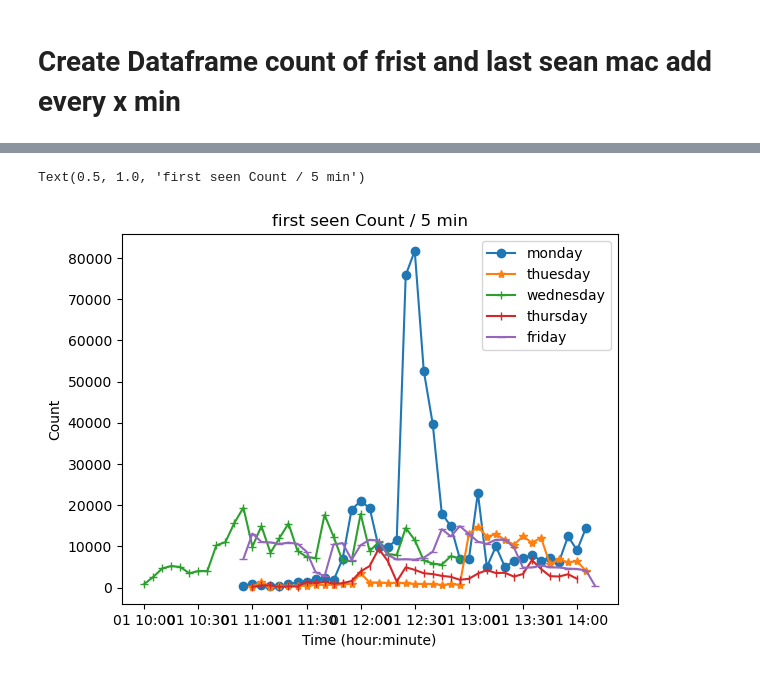
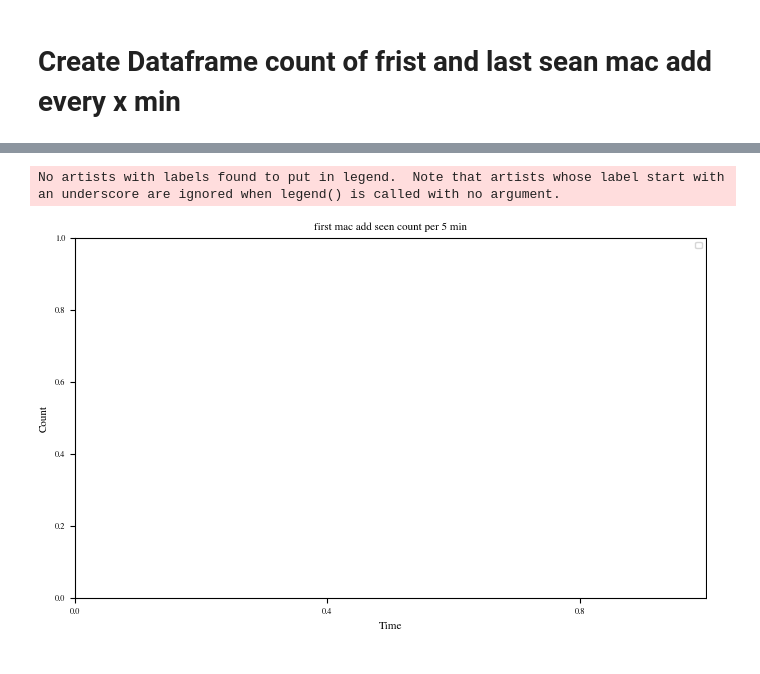
Before and after one commit to danielbischofff/dataLiteracyPeopleCounting, a Jupyter notebook: PeopleFlowMensa.ipynb, the cells around one changed output, grey strips where cells are left out. Cells and saved outputs as stored; diff of their text form; code cells hidden in the pictures.

```diff
--- a/PeopleFlowMensa.ipynb
+++ b/PeopleFlowMensa.ipynb
@@ -119,13 +239,24 @@ d5CountLastFriday = resampleToTime('5', dCountLastFriday)
 # %%
-plt.plot(d5CountFirstMonday['count'], marker='o', label='monday')
-plt.plot(d5CountFirstTuesday['count'], marker='*', label='thuesday')
-plt.plot(d5CountFirstWednesday['count'], marker='+', label='wednesday')
-plt.plot(d5CountFirstThursday['count'], marker='|', label='thursday')
-plt.plot(d5CountFirstFriday['count'], marker='_', label='friday')
-plt.xlabel('Time (hour:minute)')
+plt.rcParams.update(bundles.icml2022(column='full', nrows=1, ncols=1, usetex=False))
+
+# plt.plot(d5timeCountFirstMonday['frame.time'], d5timeCountFirstMonday['count'], marker='o', label='monday')
+# plt.plot(d5timeCountFirstTuesday['frame.time'], d5timeCountFirstTuesday['count'], marker='*', label='Tuesday')
+# plt.plot(d5timeCountFirstWednesday['frame.time'], d5timeCountFirstWednesday['count'], marker='+', label='wednesday')
+# plt.plot(d5timeCountFirstThursday['frame.time'], d5timeCountFirstThursday['count'], marker='|', label='thursday')
+# plt.plot(d5timeCountFirstFriday['frame.time'], d5timeCountFirstFriday['count'], marker='_', label='friday')
+plt.xlabel('Time')
 plt.ylabel('Count')
 plt.legend()
-plt.title('first seen Count / 5 min')
+plt.title('first mac add seen count per 5 min')
+
+# Get current ticks
+locs, labels = plt.xticks()
+
+# Set new ticks
+plt.xticks(locs[::2])
+
+
+plt.savefig('first_seen_mac_per_5_min.pdf')
 # %% [output]
-Text(0.5, 1.0, 'first seen Count / 5 min')
+No artists with labels found to put in legend.  Note that artists whose label start with an underscore are ignored when legend() is called with no argument.
-[figure, old version]
+[figure, new version]
```
Also changed, not shown: parts of 33 cells of this notebook.
